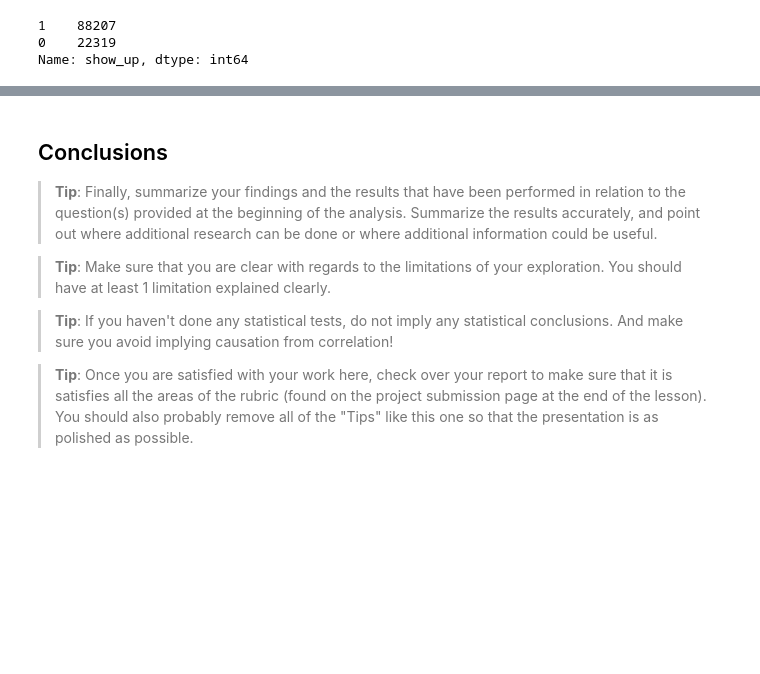
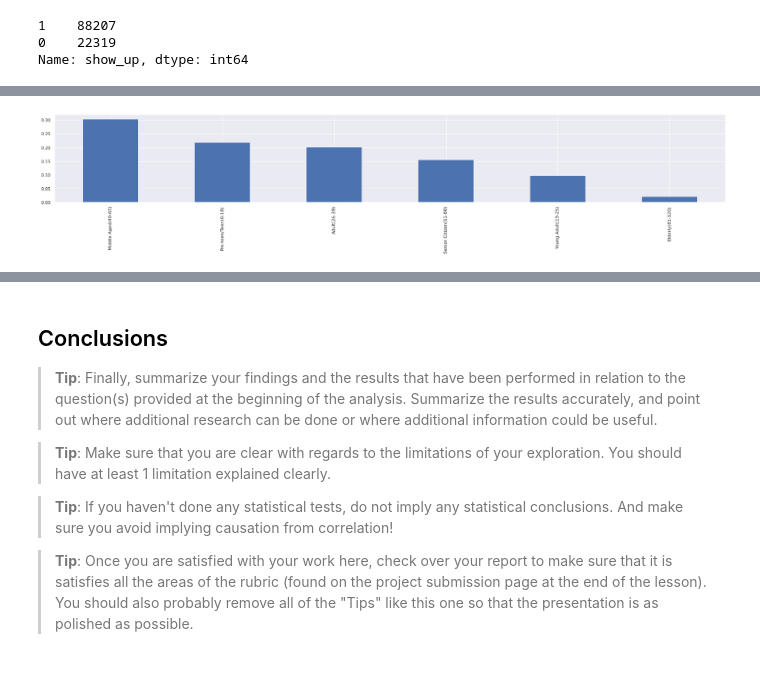
Before and after one commit to idowu-james/Investigate-A-Dataset---Medical-Appointment-No-Shows, a Jupyter notebook: Copy_of_Project_1_Udacity.ipynb, the cells around one changed output, grey strips where cells are left out. Saved outputs shown, nothing was run; the diff lists cells and outputs as text; code cells hidden in the pictures; blank space fills up the shorter version.

```diff
--- a/Copy_of_Project_1_Udacity.ipynb
+++ b/Copy_of_Project_1_Udacity.ipynb
@@ -348,0 +480,5 @@ df[df.time_interval < "-5 days"]
+# %%
+# Plotting the distribution
+df[df['sms_received'] == 1]['age_group'].value_counts(normalize=True).sort_values(ascending = False).plot(kind = 'bar');
+# %% [output]
+[figure, added]
```
Also changed, not shown: parts of 48 cells of this notebook.
